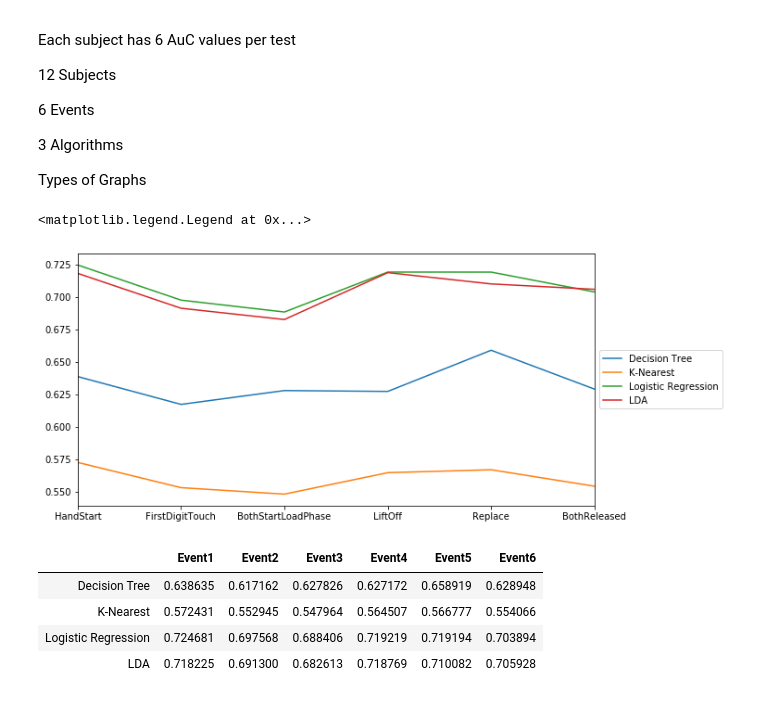
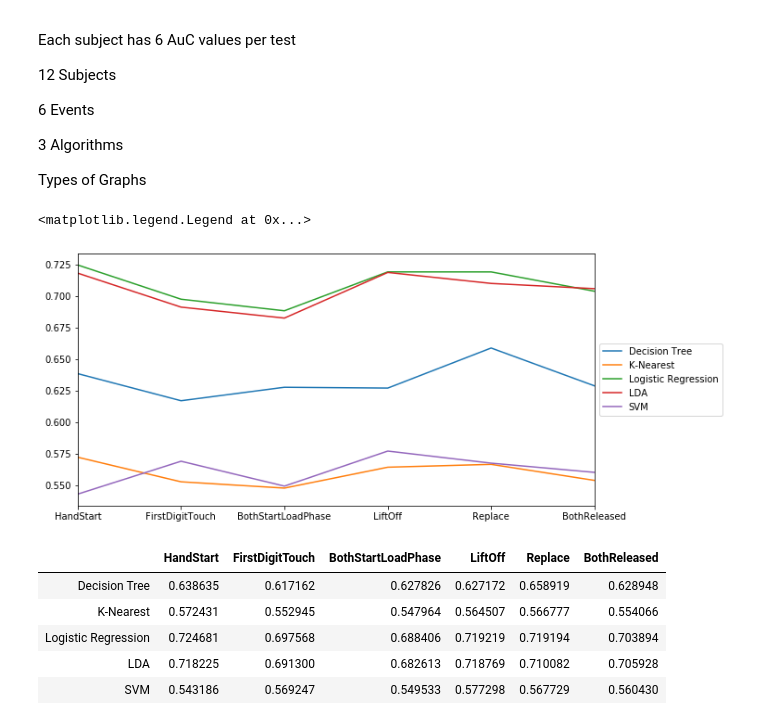
Before and after one commit to minavukovic/COGS189Project, a Jupyter notebook: Visualizations.ipynb, the cells around one changed output. Cells and saved outputs as stored; diff of their text form; code cells hidden in the pictures.

```diff
--- a/Visualizations.ipynb
+++ b/Visualizations.ipynb
@@ -26,10 +26,12 @@ from scipy.stats import ttest_ind, chisquare, normaltest
 #loading in our shit
 df_prabesh = pd.read_csv('Prabesh_results_Decision_Tree.csv')
 df_mina = pd.read_csv('Mina_results.csv')
+df_mina2 = pd.read_csv('Mina_results_svc.csv')
 df_shae = pd.read_csv('Shae_Results_knearest.csv')
 
+
 #concating all our shit
-dfs = [df_prabesh, df_mina, df_shae]
+dfs = [df_prabesh, df_mina, df_shae, df_mina2]
 df_all = pd.concat(dfs)
 #renaming columns
 df_all.columns = ["a","Subject","Classifier", "AUC_Score"]
@@ -60,14 +62,16 @@ df_all[['Event1','Event2','Event3','Event4','Event5','Event6']] = pd.DataFrame(d
 #df_LDA = df_all.copy()
 
 #Too lazy to find an easier way to do this but creating dataframes for each of the algorithms
-a = ['LDA', "Logistic Regression",'K-nearest Neighbors']
+a = ['LDA', "Logistic Regression",'K-nearest Neighbors','Support Vector Machine']
 df_decision = df_all[~df_all['Classifier'].isin(a)]
-b = ['LDA', "Decision Tree",'K-nearest Neighbors']
+b = ['LDA', "Decision Tree",'K-nearest Neighbors','Support Vector Machine']
 df_LR = df_all[~df_all['Classifier'].isin(b)]
-c = ['Decision Tree', "Logistic Regression",'K-nearest Neighbors']
+c = ['Decision Tree', "Logistic Regression",'K-nearest Neighbors','Support Vector Machine']
 df_LDA = df_all[~df_all['Classifier'].isin(c)]
-d = ['Decision Tree', "Logistic Regression",'LDA']
+d = ['Decision Tree', "Logistic Regression",'LDA','Support Vector Machine']
 df_k = df_all[~df_all['Classifier'].isin(d)]
+e = ['Decision Tree', "Logistic Regression",'LDA','K-nearest Neighbors']
+df_svm = df_all[~df_all['Classifier'].isin(e)]
 # %%
 #Actually Graphing stuff
 events = ['Event1','Event2','Event3','Event4','Event5','Event6']
@@ -85,42 +89,52 @@ mean_LR = []
 for event in events:
     event = df_LR[event].mean()
     mean_LR.append(event)
 
 #LDA
 mean_LDA = []
 for event in events:
     event = df_LDA[event].mean()
     mean_LDA.append(event)
 
 #K-nearest
 mean_k = []
 for event in events:
     event = df_k[event].mean()
     mean_k.append(event)
+    #K-nearest
 
-means = [mean_decision, mean_k, mean_LR, mean_LDA]
+
+#SVM
+mean_svm = []
+for event in events:
+    event = df_svm[event].mean()
+    mean_svm.append(event)
+
+
+means = [mean_decision, mean_k, mean_LR, mean_LDA, mean_svm]
 #classifiers = ['Decision Tree', 'K-Nearest', 'Logistic Regression', 'LDA']
 
 #creating dataframe of all of the means
 
-df_all_means = pd.DataFrame(means, index =['Decision Tree', 'K-Nearest', 'Logistic Regression', 'LDA'],
+df_all_means = pd.DataFrame(means, index =['Decision Tree', 'K-Nearest', 'Logistic Regression', 'LDA','SVM'],
                                               columns =['HandStart','FirstDigitTouch','BothStartLoadPhase','LiftOff','Replace','BothReleased'])
 #df_all_means['Classifier'] = classifiers
 #df_all_means.plot()
 #df_all_means.plot(['Event1','Event2','Event3','Event4','Event5','Event6'],'Classifier',kind = 'line')
 df_all_means_T = df_all_means.T
 df_all_means_T.plot(figsize=(10,5))
 plt.legend(loc='center left', bbox_to_anchor=(1.0, 0.5))
 #df_all_means_T
 # %% [output]
 <matplotlib.legend.Legend at 0x...>
-[figure, old version]
+[figure, new version]
 # %%
 #fig=pd.plotting.scatter_matrix(df_all_means)
 df_all_means
 # %% [output]
-|  | Event1 | Event2 | Event3 | Event4 | Event5 | Event6 |
+|  | HandStart | FirstDigitTouch | BothStartLoadPhase | LiftOff | Replace | BothReleased |
 | Decision Tree | 0.638635 | 0.617162 | 0.627826 | 0.627172 | 0.658919 | 0.628948 |
 | K-Nearest | 0.572431 | 0.552945 | 0.547964 | 0.564507 | 0.566777 | 0.554066 |
 | Logistic Regression | 0.724681 | 0.697568 | 0.688406 | 0.719219 | 0.719194 | 0.703894 |
 | LDA | 0.718225 | 0.691300 | 0.682613 | 0.718769 | 0.710082 | 0.705928 |
+| SVM | 0.543186 | 0.569247 | 0.549533 | 0.577298 | 0.567729 | 0.560430 |
```
